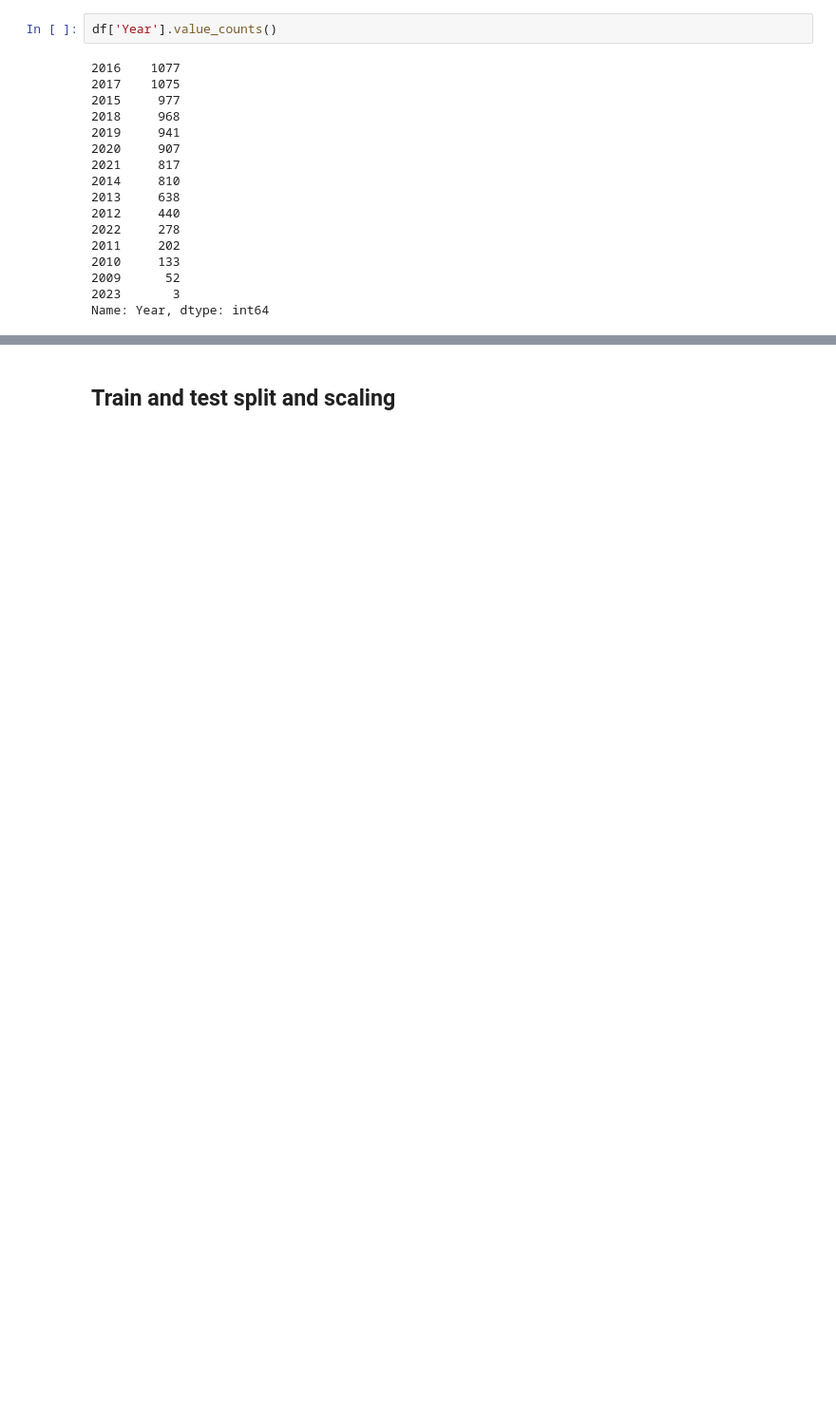
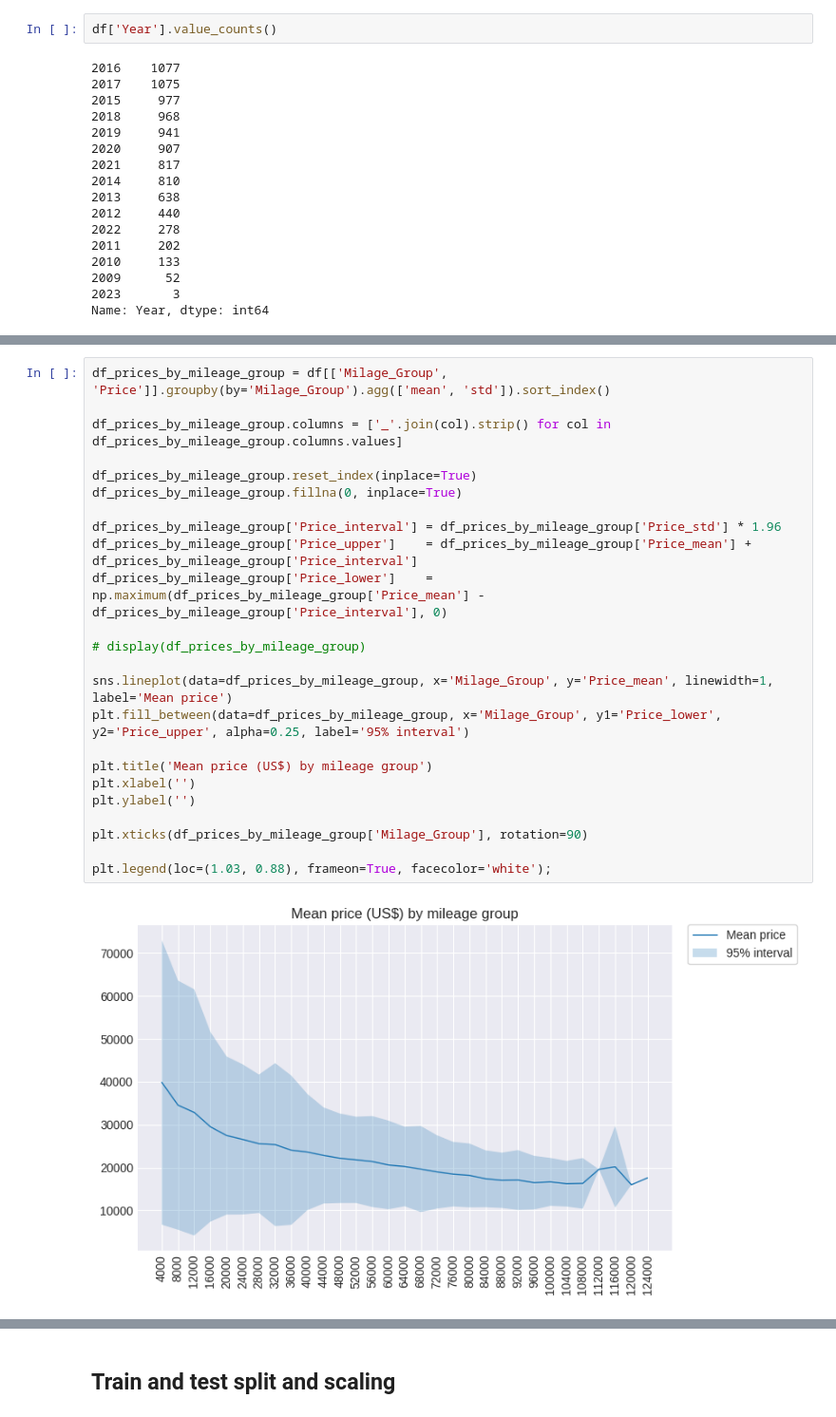
Before and after one commit to flohmannjr/Carvana-Predict-Car-Prices, a Jupyter notebook: Carvana_Predict_Car_Prices.ipynb, the cells around one changed output, grey strips where cells are left out. Shown at 95% size. Cells and saved outputs as stored; diff of their text form; blank space fills up the shorter version.

```diff
--- a/Carvana_Predict_Car_Prices.ipynb
+++ b/Carvana_Predict_Car_Prices.ipynb
@@ -123,0 +148,26 @@ plt.xticks(rotation=90);
+# %%
+df_prices_by_mileage_group = df[['Milage_Group', 'Price']].groupby(by='Milage_Group').agg(['mean', 'std']).sort_index()
+
+df_prices_by_mileage_group.columns = ['_'.join(col).strip() for col in df_prices_by_mileage_group.columns.values]
+
+df_prices_by_mileage_group.reset_index(inplace=True)
+df_prices_by_mileage_group.fillna(0, inplace=True)
+
+df_prices_by_mileage_group['Price_interval'] = df_prices_by_mileage_group['Price_std'] * 1.96
+df_prices_by_mileage_group['Price_upper']    = df_prices_by_mileage_group['Price_mean'] + df_prices_by_mileage_group['Price_interval']
+df_prices_by_mileage_group['Price_lower']    = np.maximum(df_prices_by_mileage_group['Price_mean'] - df_prices_by_mileage_group['Price_interval'], 0)
+
+# display(df_prices_by_mileage_group)
+
+sns.lineplot(data=df_prices_by_mileage_group, x='Milage_Group', y='Price_mean', linewidth=1, label='Mean price')
+plt.fill_between(data=df_prices_by_mileage_group, x='Milage_Group', y1='Price_lower', y2='Price_upper', alpha=0.25, label='95% interval')
+
+plt.title('Mean price (US$) by mileage group')
+plt.xlabel('')
+plt.ylabel('')
+
+plt.xticks(df_prices_by_mileage_group['Milage_Group'], rotation=90)
+
+plt.legend(loc=(1.03, 0.88), frameon=True, facecolor='white');
+# %% [output]
+[figure, added]
```
Also changed, not shown: parts of 11 cells of this notebook.
